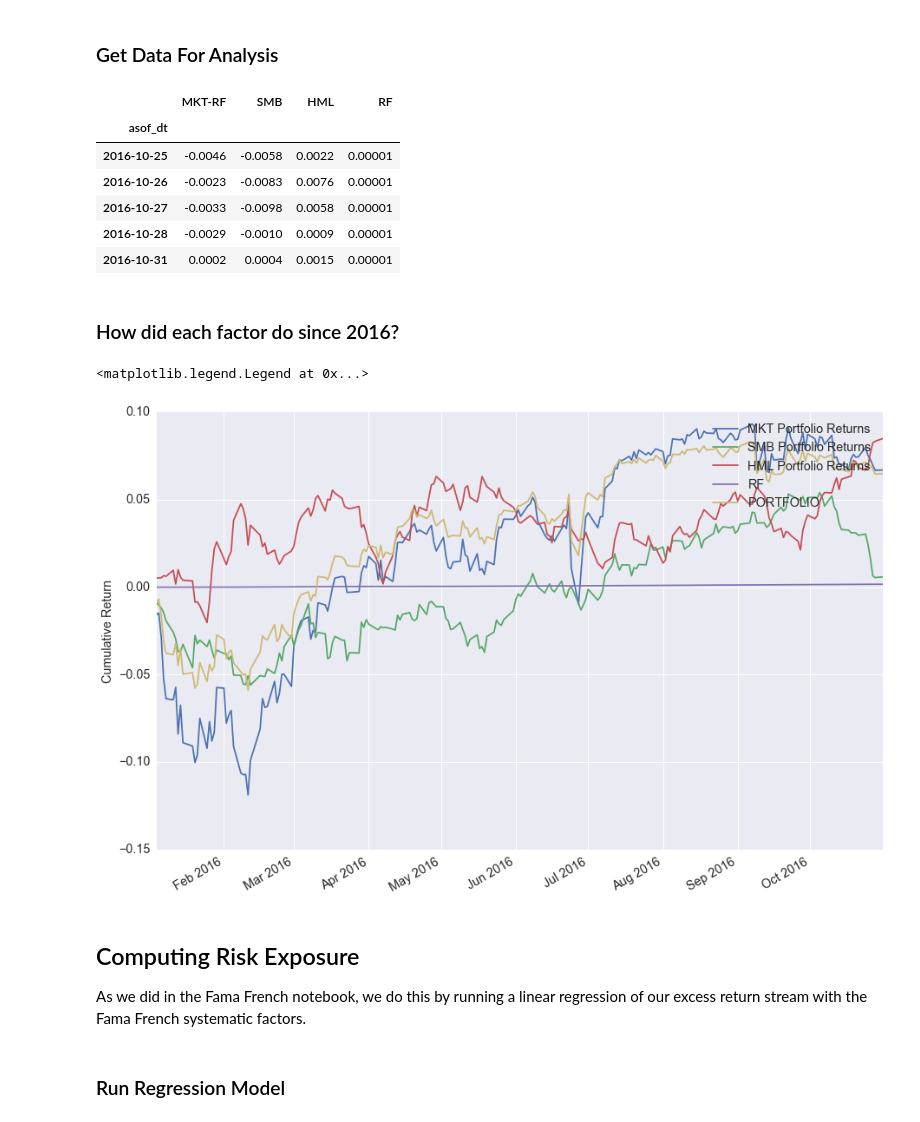
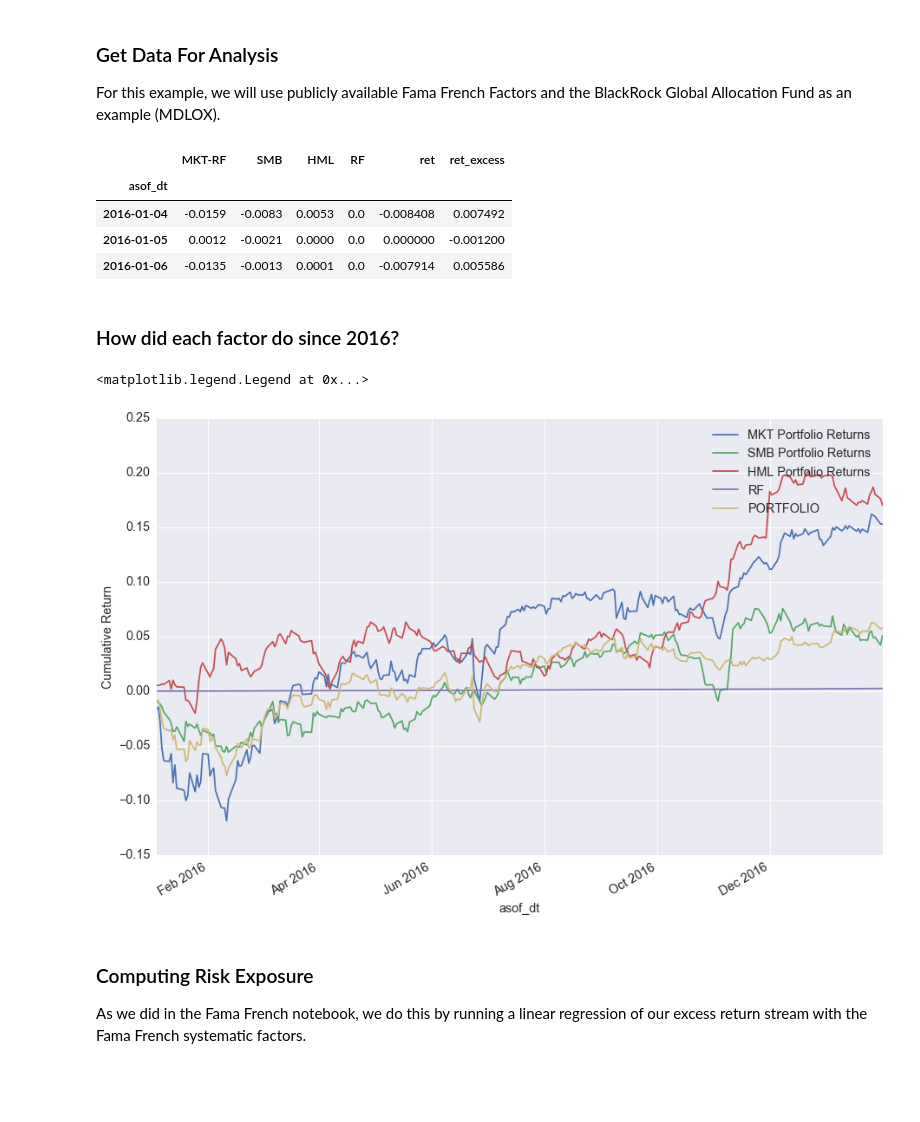
Before and after one commit to yanwu26/public_code, a Jupyter notebook: python/02 Factor Risk Exposure.ipynb, the cells around one changed output. Saved outputs shown, nothing was run; the diff lists cells and outputs as text; code cells hidden in the pictures; blank space fills up the shorter version.

```diff
--- a/python/02 Factor Risk Exposure.ipynb
+++ b/python/02 Factor Risk Exposure.ipynb
@@ -61,57 +57,51 @@ def get_historical_closes(ticker, start_date, end_date):
     # and drop the one level on the columns
     pivoted.columns = pivoted.columns.droplevel(0)
     return pivoted
-# %% [markdown]
-### Get Data For Analysis
+# %% [markdown]
+### Get Data For Analysis
+For this example, we will use publicly available Fama French Factors and the BlackRock Global Allocation Fund as an example (MDLOX).
 # %%
 # Set relevant dates
 start_date = '2015-12-31'
-end_date = '2016-12-08'
+end_date = '2017-02-17'
 
 # Get Fama Factors
 url = urlopen("http://mba.tuck.dartmouth.edu/pages/faculty/ken.french/ftp/F-F_Research_Data_Factors_daily_CSV.zip")
-#Download Zipfile and create pandas DataFrame
 zipfile = ZipFile(BytesIO(url.read()))
 df = pd.read_csv(zipfile.open('F-F_Research_Data_Factors_daily.CSV'), header = 0, names = ['asof_dt','MKT-RF','SMB','HML','RF'], skiprows=3).dropna()
 df['asof_dt'] = pd.to_datetime(df['asof_dt'], format = "%Y%m%d")
 df=df.set_index('asof_dt', drop=True)
 df=df[(df.index>=start_date) & (df.index<=end_date)]
 df=df/100 #convert to percentage
 
-# Get returns data for our portfolio
-#portfolio = get_historical_closes(['MSFT', 'AAPL', 'YHOO', 'FB', 'TSLA'], start_date=start_date, end_date=end_date).pct_change()[1:]
-portfolio = get_historical_closes(['VWELX'], start_date=start_date, end_date=end_date).pct_change()[1:]
-R = pd.DataFrame(np.mean(portfolio, axis=1))
-R.columns=['ret'] ##rename returns
+# Get returns data for our portfolio.
+# We will use the BlackRock Global Allocation fund as an example
 
-##add to FF dataframe
-df_tot=pd.concat([df,R], axis=1)
-df_tot['ret_excess']=df_tot['ret']-df_tot['MKT-RF']
-df_tot=df_tot.dropna()
-df.tail(5)
+portfolio = get_historical_closes(['MDLOX'], start_date=start_date, end_date=end_date).pct_change()[1:]
+df['ret'] = pd.DataFrame(np.mean(portfolio, axis=1))
+
+df['ret_excess']=df['ret']-df['MKT-RF']
+df=df.dropna()
+df.head(3)
 # %% [output]
-|  | MKT-RF | SMB | HML | RF |
-| asof_dt |  |  |  |  |
-| 2016-10-25 | -0.0046 | -0.0058 | 0.0022 | 0.00001 |
-| 2016-10-26 | -0.0023 | -0.0083 | 0.0076 | 0.00001 |
-| 2016-10-27 | -0.0033 | -0.0098 | 0.0058 | 0.00001 |
-| 2016-10-28 | -0.0029 | -0.0010 | 0.0009 | 0.00001 |
-| 2016-10-31 | 0.0002 | 0.0004 | 0.0015 | 0.00001 |
+|  | MKT-RF | SMB | HML | RF | ret | ret_excess |
+| asof_dt |  |  |  |  |  |  |
+| 2016-01-04 | -0.0159 | -0.0083 | 0.0053 | 0.0 | -0.008408 | 0.007492 |
+| 2016-01-05 | 0.0012 | -0.0021 | 0.0000 | 0.0 | 0.000000 | -0.001200 |
+| 2016-01-06 | -0.0135 | -0.0013 | 0.0001 | 0.0 | -0.007914 | 0.005586 |
 # %% [markdown]
 ### How did each factor do since 2016?
 # %%
 # Combine Fama French Factors and Returns
-pd.concat([df,R], axis=1).dropna().cumsum().plot()
+df.drop('ret_excess', axis=1).dropna().cumsum().plot()
 plt.ylabel('Cumulative Return')
 plt.legend(['MKT Portfolio Returns','SMB Portfolio Returns', 'HML Portfolio Returns','RF','PORTFOLIO'])
 # %% [output]
 <matplotlib.legend.Legend at 0x...>
-[figure, old version]
+[figure, new version]
 # %% [markdown]
-## Computing Risk Exposure
+### Computing Risk Exposure
 
 
 As we did in the Fama French notebook, we do this by running a linear regression of our excess return stream with the Fama French systematic factors.
-# %% [markdown]
-### Run Regression Model
 # %%
```
Also changed, not shown: parts of 18 cells of this notebook.
